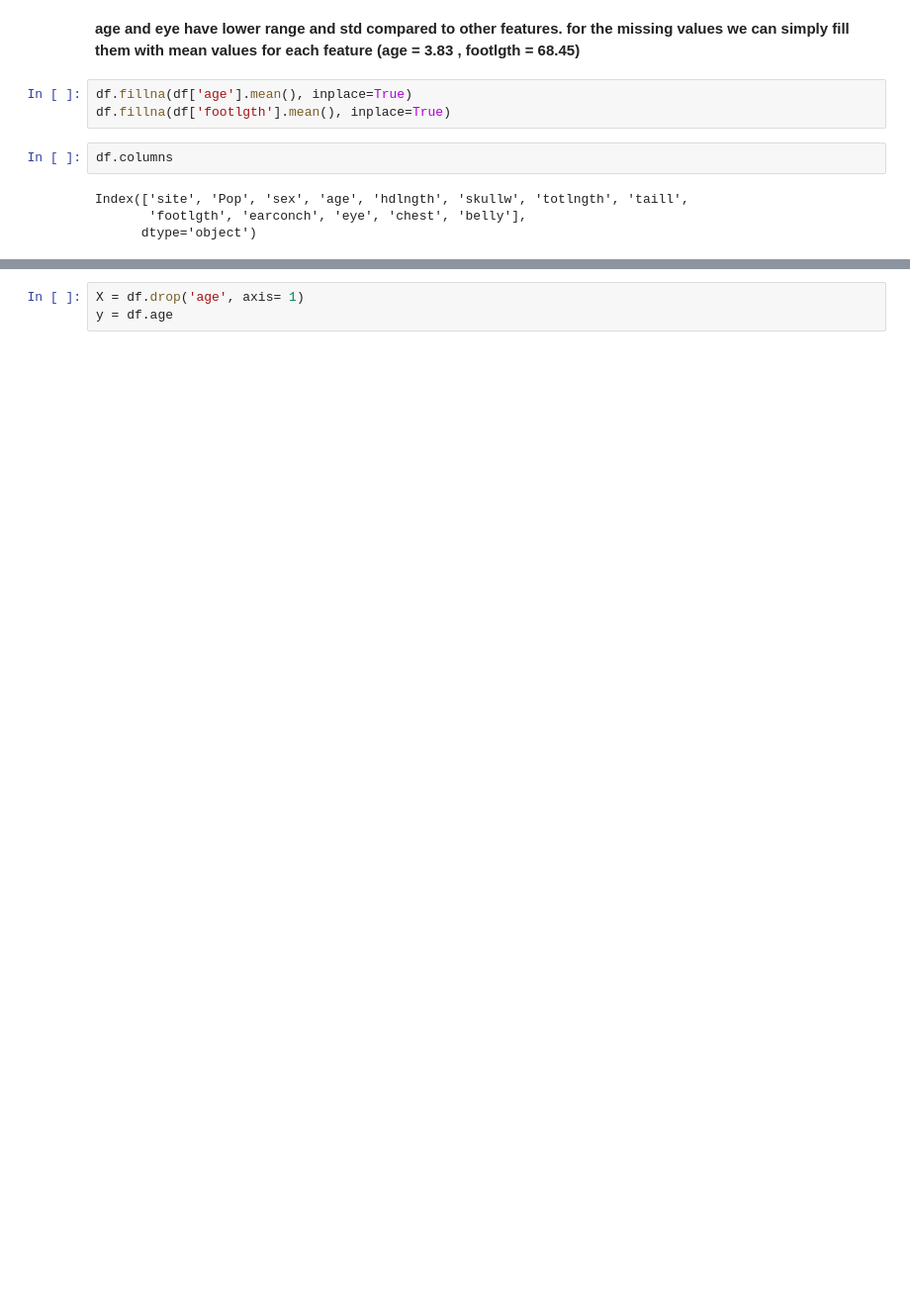
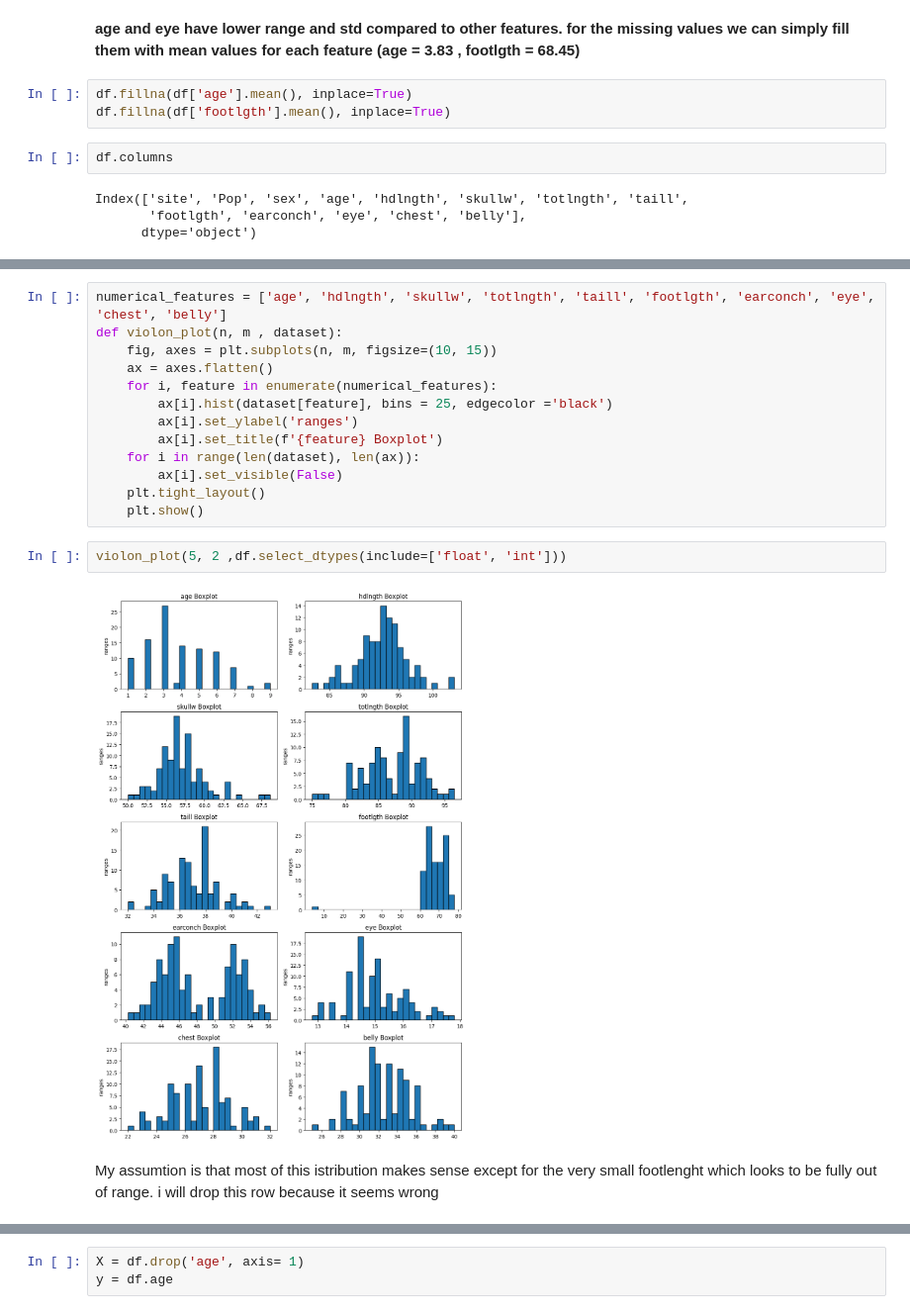
Before and after one commit to MajidrNEO1879/machine-learning-projects, a Jupyter notebook: possum_analysis/possum_kaggle.ipynb, the cells around one changed output, grey strips where cells are left out. Shown at 99% size. Saved outputs shown, nothing was run; the diff lists cells and outputs as text; blank space fills up the shorter version.

```diff
--- a/possum_analysis/possum_kaggle.ipynb
+++ b/possum_analysis/possum_kaggle.ipynb
@@ -162,0 +164,19 @@ boxplot_per_feature(5, 2 ,df.select_dtypes(include=['float', 'int']))
+# %%
+numerical_features = ['age', 'hdlngth', 'skullw', 'totlngth', 'taill', 'footlgth', 'earconch', 'eye', 'chest', 'belly']
+def violon_plot(n, m , dataset):
+    fig, axes = plt.subplots(n, m, figsize=(10, 15))
+    ax = axes.flatten()
+    for i, feature in enumerate(numerical_features):
+        ax[i].hist(dataset[feature], bins = 25, edgecolor ='black')
+        ax[i].set_ylabel('ranges')
+        ax[i].set_title(f'{feature} Boxplot')
+    for i in range(len(dataset), len(ax)):
+        ax[i].set_visible(False)
+    plt.tight_layout()
+    plt.show()
+# %%
+violon_plot(5, 2 ,df.select_dtypes(include=['float', 'int']))
+# %% [output]
+[figure, added]
+# %% [markdown]
+My assumtion is that most of this istribution makes sense except for the very small footlenght which looks to be fully out of range. i will drop this row because it seems wrong
```
Also changed, not shown: parts of 50 cells of this notebook, 2 other files.
